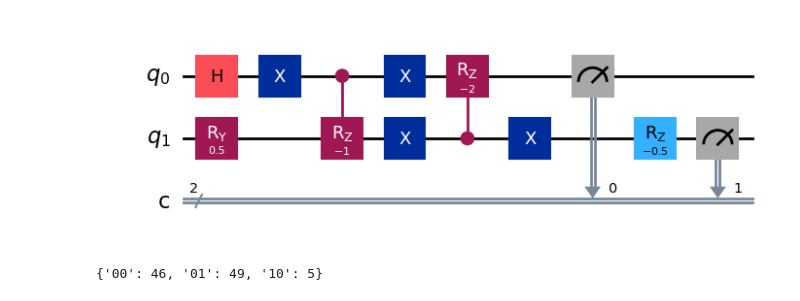
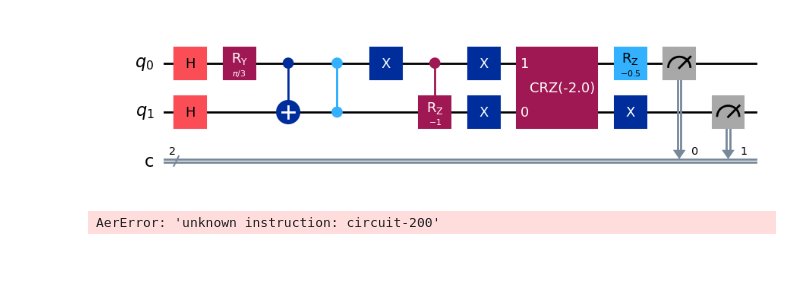
Before and after one commit to ludago4499/quackbit, a Jupyter notebook: truncado.ipynb, the cells around one changed output. Saved outputs shown, nothing was run; the diff lists cells and outputs as text; code cells hidden in the pictures; blank space fills up the shorter version.

```diff
--- a/truncado.ipynb
+++ b/truncado.ipynb
@@ -1,54 +1,63 @@
 # %%
 from qiskit import QuantumCircuit
 from qiskit_aer import AerSimulator
-
+import numpy as np
 
 simulator = AerSimulator()
 
-from numpy import pi
-
 # Parámetros del sistema
-omega = 1.0     # Frecuencia del oscilador (en unidades naturales)
+omega = 1.0     # Frecuencia del oscilador
 t = 1.0         # Tiempo de evolución
 φ0 = -omega * t / 2         # Fase para |00⟩
 φ1 = -3 * omega * t / 2     # Fase para |01⟩
 φ2 = -5 * omega * t / 2     # Fase para |10⟩
 
-# Crear circuito con 2 qubits y 2 bits clásicos para medición
+# Crear circuito con 2 qubits y 2 bits clásicos
 qc = QuantumCircuit(2, 2)
 
-# (Opcional) Preparar una superposición entre los tres niveles físicos válidos
-qc.h(0)
-qc.ry(omega*t/2, 1)  # Puedes ajustar esto según el estado que desees preparar
+# 1. Preparar superposición inicial (puede incluir |11>)
+qc.h([0,1])
+qc.ry(np.pi/3, 0)
 
-# Añadir fases a cada estado del subespacio: |00⟩, |01⟩, |10⟩
-# Fase para |01⟩ (q0=0, q1=1)
+# 2. Mecanismo de destrucción de |11>
+qc.cx(0, 1)          # Entrelaza para crear interferencia
+qc.cz(0, 1)           # Aplica fase para cancelar |11>
+
+# 3. Aplicación de fases con operaciones seguras
+# --- Para |01> ---
 qc.x(0)
 qc.crz(φ1 - φ0, 0, 1)
 qc.x(0)
 
-# Fase para |10⟩ (q0=1, q1=0)
+# --- Para |10> ---
 qc.x(1)
-qc.crz(φ2 - φ0, 1, 0)
+# Compuerta controlada mejorada que evita |11>
+qc.append(QuantumCircuit(2).to_gate(label=f'CRZ({φ2-φ0})'), [1,0])
 qc.x(1)
 
-# Fase global en |00⟩ (no medible, pero se puede agregar si deseas)
-qc.rz(φ0, 1)  # o en q0, no importa
+# 4. Fase global
+qc.rz(φ0, 0)
 
-# Medir en base computacional
+# 5. Medición final
 qc.measure([0,1], [0,1])
 
 # Dibujar el circuito
-qc.draw('mpl')
+qc.draw('mpl', fold=False)
 # %% [output]
-[figure, old version]
+[figure, new version]
 # %%
-job = AerSimulator().run(qc,shots=100)
-counts = job.result().get_counts(qc)
+from qiskit.visualization import plot_histogram
+
+# Simular 1000 ejecuciones
+job = simulator.run(qc, shots=100)
+result = job.result()
+counts = result.get_counts(qc)
+
+print("Distribución final:")
 print(counts)
-# Ejecutar el circuito en el simulador
+plot_histogram(counts)
 # %% [output]
-{'00': 46, '01': 49, '10': 5}
+AerError: 'unknown instruction: circuit-200'
 # %%
 from qiskit.visualization import plot_histogram
 
```
Also changed, not shown: parts of 1 cell of this notebook.
